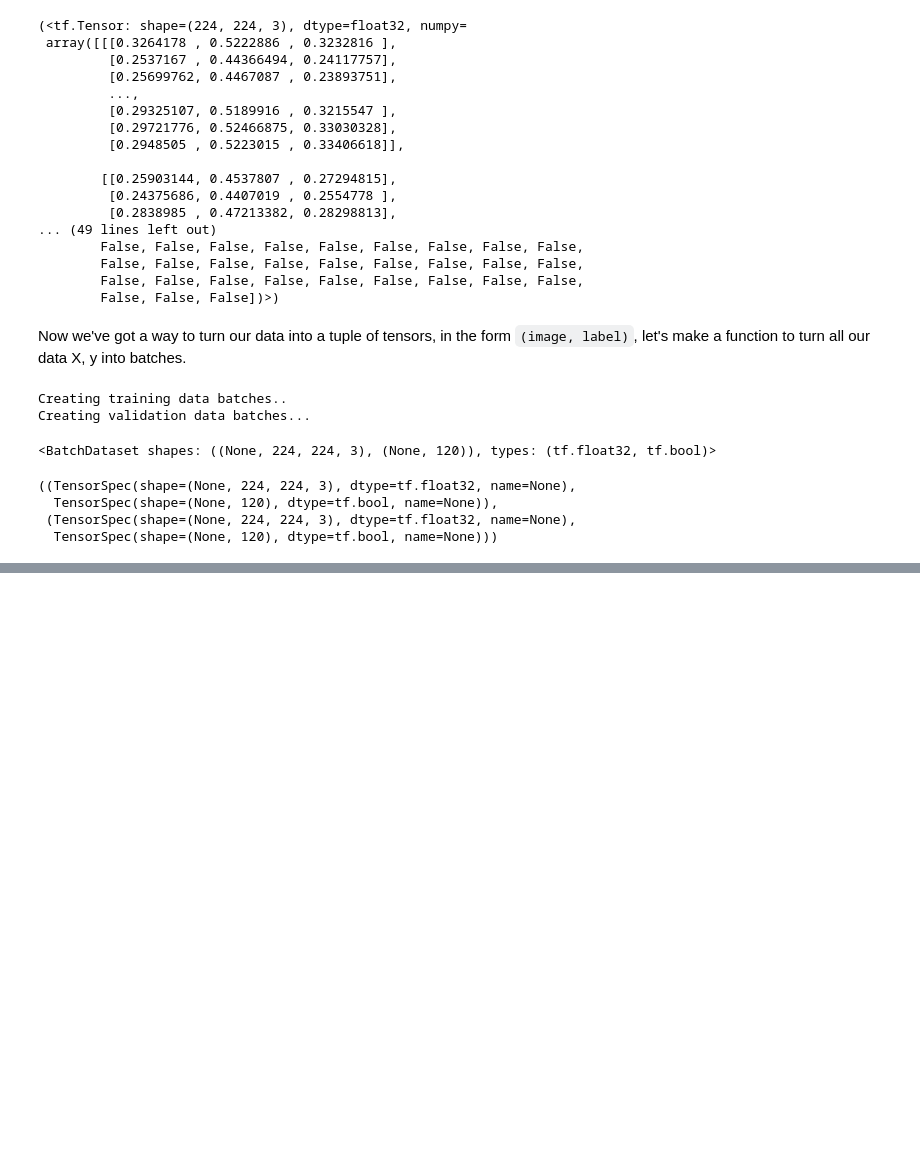
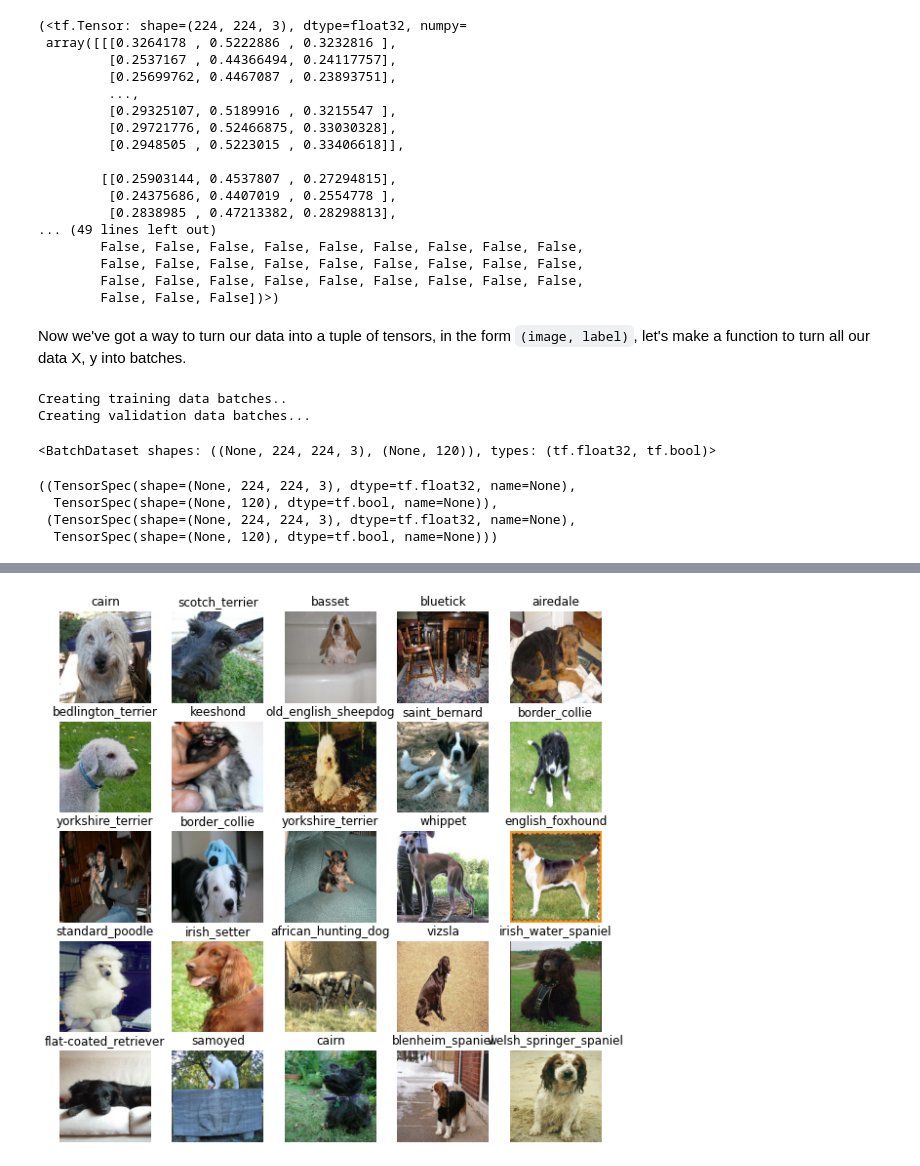
Before and after one commit to Ann-pixel/ML-dog-vision, a Jupyter notebook: dog_vision.ipynb, the cells around one changed output, grey strips where cells are left out. Cells and saved outputs as stored; diff of their text form; code cells hidden in the pictures; blank space fills up the shorter version.

```diff
--- a/dog_vision.ipynb
+++ b/dog_vision.ipynb
@@ -443,0 +478,6 @@ train_data.element_spec, val_data.element_spec
+# %%
+#Now let's visualze our validation set
+val_images, val_labels = next(val_data.as_numpy_iterator())
+show_25_images(val_images, val_labels)
+# %% [output]
+[figure, added]
```
Also changed, not shown: parts of 7 cells of this notebook.
